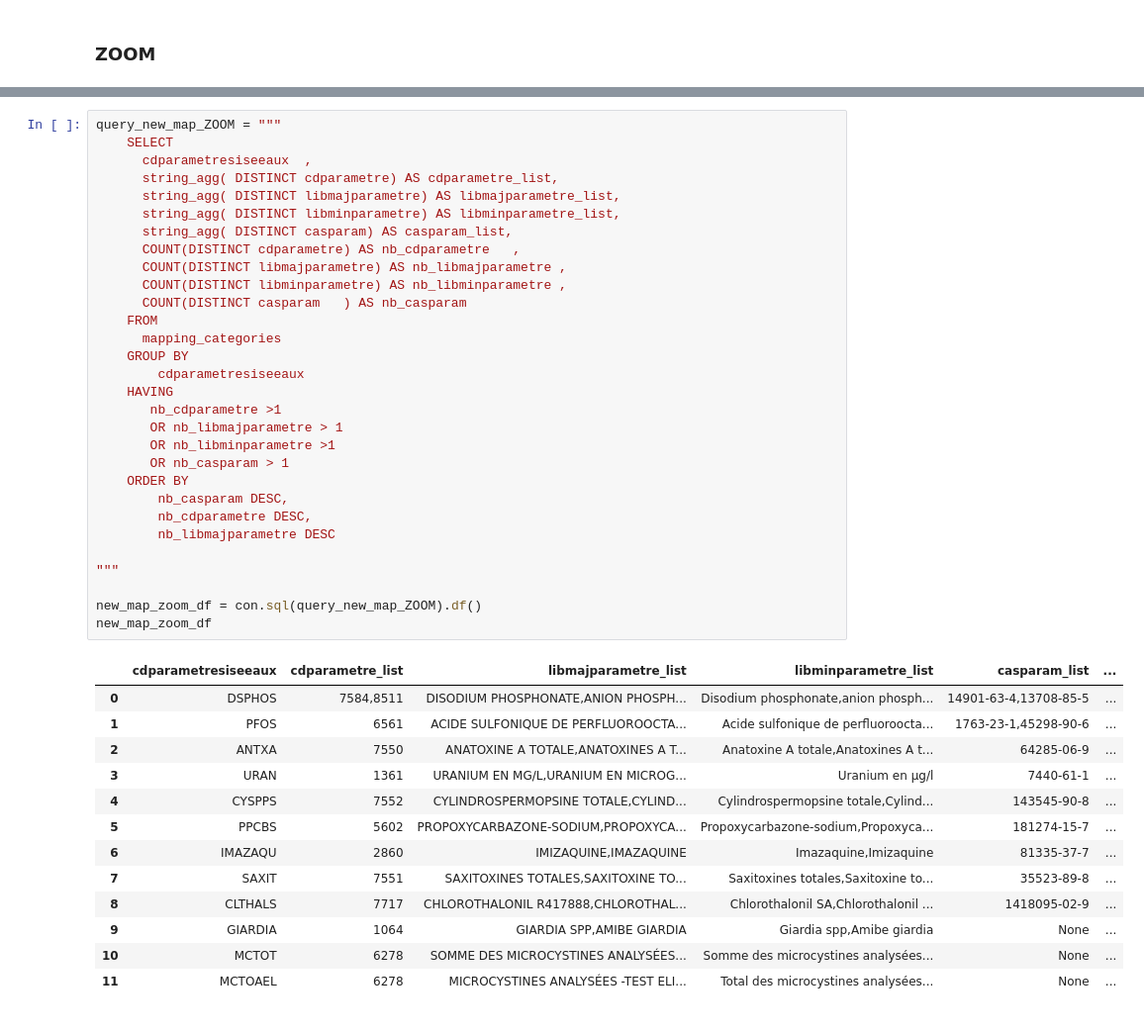
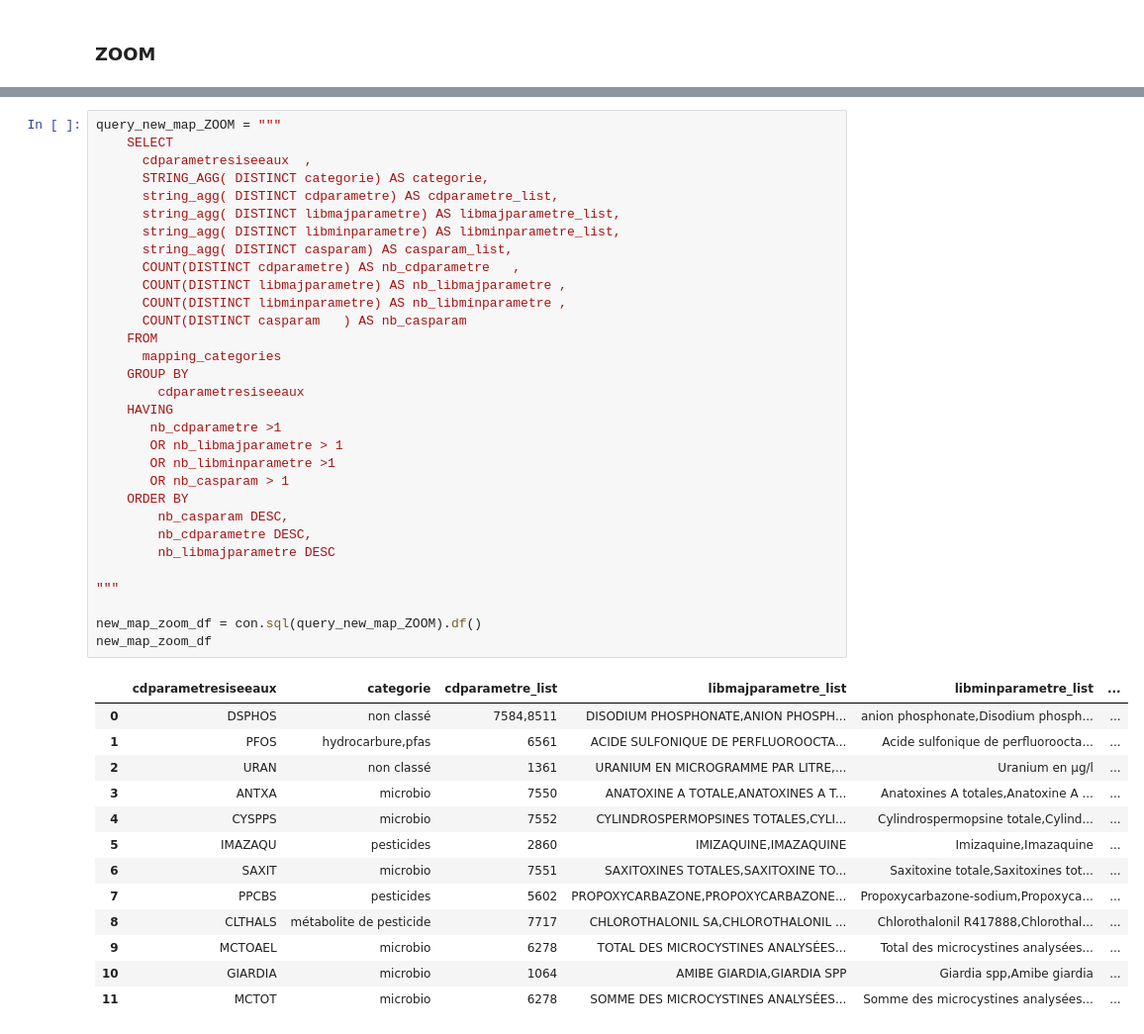
Before and after one commit to sbsrouteur/13_pollution_eau, a Jupyter notebook: analytics/notebooks/Tache165_Join-resultat-categorie.ipynb, the cells around one changed output, grey strips where cells are left out. Shown at 99% size. Cells and saved outputs as stored; diff of their text form.

```diff
--- a/analytics/notebooks/Tache165_Join-resultat-categorie.ipynb
+++ b/analytics/notebooks/Tache165_Join-resultat-categorie.ipynb
@@ -901,43 +928,44 @@ ok :)
 query_new_map_ZOOM = """
     SELECT
       cdparametresiseeaux  ,
+      STRING_AGG( DISTINCT categorie) AS categorie,
       string_agg( DISTINCT cdparametre) AS cdparametre_list,
       string_agg( DISTINCT libmajparametre) AS libmajparametre_list,
       string_agg( DISTINCT libminparametre) AS libminparametre_list,
       string_agg( DISTINCT casparam) AS casparam_list,
       COUNT(DISTINCT cdparametre) AS nb_cdparametre   ,
       COUNT(DISTINCT libmajparametre) AS nb_libmajparametre ,
       COUNT(DISTINCT libminparametre) AS nb_libminparametre ,
       COUNT(DISTINCT casparam	) AS nb_casparam
     FROM
       mapping_categories
     GROUP BY
         cdparametresiseeaux
     HAVING
        nb_cdparametre >1
        OR nb_libmajparametre > 1
        OR nb_libminparametre >1
        OR nb_casparam > 1
     ORDER BY
         nb_casparam DESC,
         nb_cdparametre DESC,
         nb_libmajparametre DESC
 
 """
 
 new_map_zoom_df = con.sql(query_new_map_ZOOM).df()
 new_map_zoom_df
 # %% [output]
-|  | cdparametresiseeaux | cdparametre_list | libmajparametre_list | libminparametre_list | casparam_list | ... |
-| 0 | DSPHOS | 7584,8511 | DISODIUM PHOSPHONATE,ANION PHOSPH... | Disodium phosphonate,anion phosph... | 14901-63-4,13708-85-5 | ... |
-| 1 | PFOS | 6561 | ACIDE SULFONIQUE DE PERFLUOROOCTA... | Acide sulfonique de perfluoroocta... | 1763-23-1,45298-90-6 | ... |
-| 2 | ANTXA | 7550 | ANATOXINE A TOTALE,ANATOXINES A T... | Anatoxine A totale,Anatoxines A t... | 64285-06-9 | ... |
-| 3 | URAN | 1361 | URANIUM EN ΜG/L,URANIUM EN MICROG... | Uranium en µg/l | 7440-61-1 | ... |
-| 4 | CYSPPS | 7552 | CYLINDROSPERMOPSINE TOTALE,CYLIND... | Cylindrospermopsine totale,Cylind... | 143545-90-8 | ... |
-| 5 | PPCBS | 5602 | PROPOXYCARBAZONE-SODIUM,PROPOXYCA... | Propoxycarbazone-sodium,Propoxyca... | 181274-15-7 | ... |
-| 6 | IMAZAQU | 2860 | IMIZAQUINE,IMAZAQUINE | Imazaquine,Imizaquine | 81335-37-7 | ... |
-| 7 | SAXIT | 7551 | SAXITOXINES TOTALES,SAXITOXINE TO... | Saxitoxines totales,Saxitoxine to... | 35523-89-8 | ... |
-| 8 | CLTHALS | 7717 | CHLOROTHALONIL R417888,CHLOROTHAL... | Chlorothalonil SA,Chlorothalonil ... | 1418095-02-9 | ... |
-| 9 | GIARDIA | 1064 | GIARDIA SPP,AMIBE GIARDIA | Giardia spp,Amibe giardia | None | ... |
-| 10 | MCTOT | 6278 | SOMME DES MICROCYSTINES ANALYSÉES... | Somme des microcystines analysées... | None | ... |
-| 11 | MCTOAEL | 6278 | MICROCYSTINES ANALYSÉES -TEST ELI... | Total des microcystines analysées... | None | ... |
+|  | cdparametresiseeaux | categorie | cdparametre_list | libmajparametre_list | libminparametre_list | ... |
+| 0 | DSPHOS | non classé | 7584,8511 | DISODIUM PHOSPHONATE,ANION PHOSPH... | anion phosphonate,Disodium phosph... | ... |
+| 1 | PFOS | hydrocarbure,pfas | 6561 | ACIDE SULFONIQUE DE PERFLUOROOCTA... | Acide sulfonique de perfluoroocta... | ... |
+| 2 | URAN | non classé | 1361 | URANIUM EN MICROGRAMME PAR LITRE,... | Uranium en µg/l | ... |
+| 3 | ANTXA | microbio | 7550 | ANATOXINE A TOTALE,ANATOXINES A T... | Anatoxines A totales,Anatoxine A ... | ... |
+| 4 | CYSPPS | microbio | 7552 | CYLINDROSPERMOPSINES TOTALES,CYLI... | Cylindrospermopsine totale,Cylind... | ... |
+| 5 | IMAZAQU | pesticides | 2860 | IMIZAQUINE,IMAZAQUINE | Imizaquine,Imazaquine | ... |
+| 6 | SAXIT | microbio | 7551 | SAXITOXINES TOTALES,SAXITOXINE TO... | Saxitoxine totale,Saxitoxines tot... | ... |
+| 7 | PPCBS | pesticides | 5602 | PROPOXYCARBAZONE,PROPOXYCARBAZONE... | Propoxycarbazone-sodium,Propoxyca... | ... |
+| 8 | CLTHALS | métabolite de pesticide | 7717 | CHLOROTHALONIL SA,CHLOROTHALONIL ... | Chlorothalonil R417888,Chlorothal... | ... |
+| 9 | MCTOAEL | microbio | 6278 | TOTAL DES MICROCYSTINES ANALYSÉES... | Total des microcystines analysées... | ... |
+| 10 | GIARDIA | microbio | 1064 | AMIBE GIARDIA,GIARDIA SPP | Giardia spp,Amibe giardia | ... |
+| 11 | MCTOT | microbio | 6278 | SOMME DES MICROCYSTINES ANALYSÉES... | Somme des microcystines analysées... | ... |
```
Also changed, not shown: parts of 2 cells of this notebook, 2 other files.
